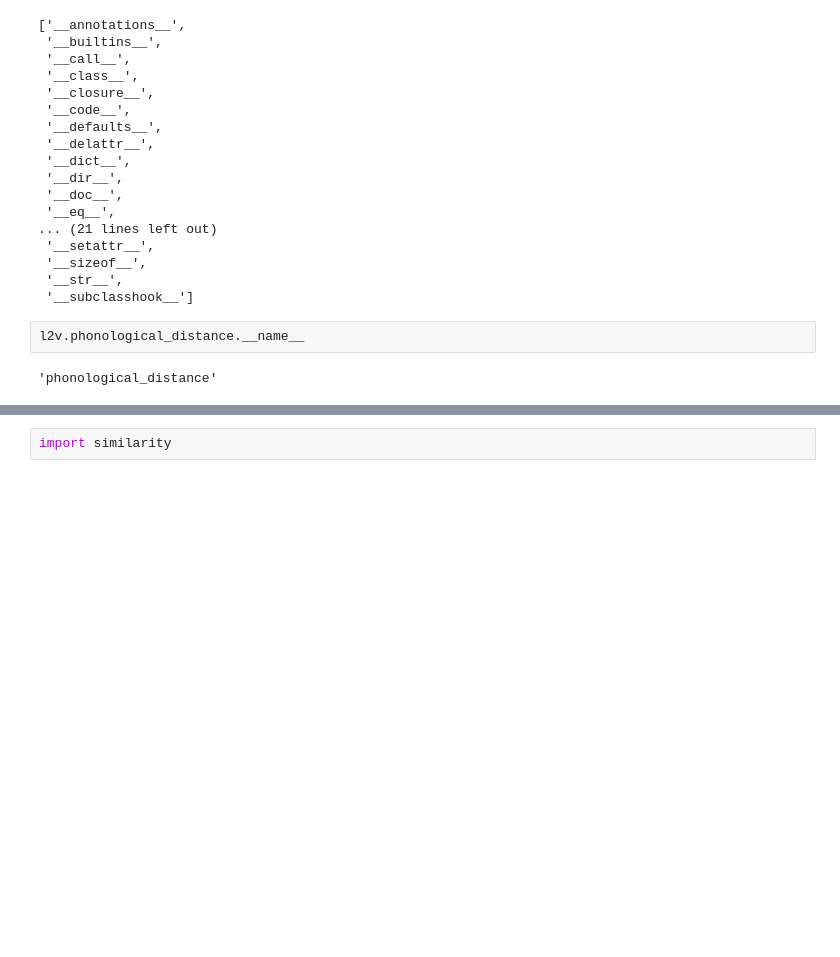
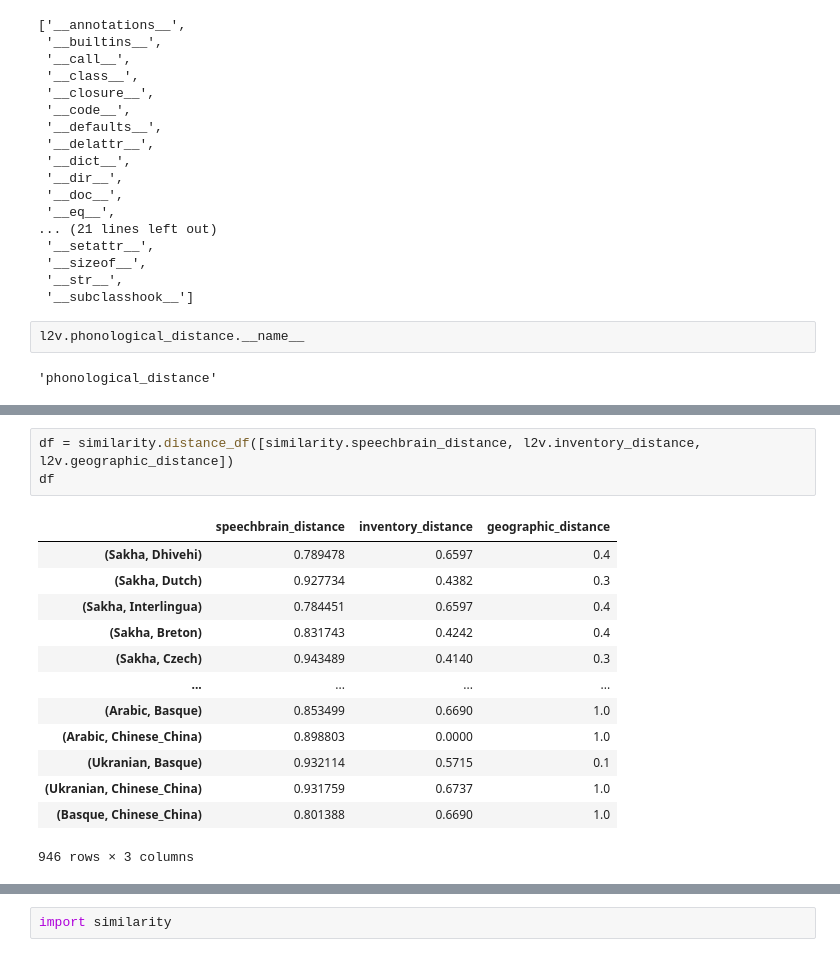
Before and after one commit to oadams/lang_dist_analysis, a Jupyter notebook: analysis.ipynb, the cells around one changed output, grey strips where cells are left out. Drawn from its saved outputs; the diff is of its cells as text; blank space fills up the shorter version.

Commit message:
atds and speechbrain scatterplot.

```diff
--- a/analysis.ipynb
+++ b/analysis.ipynb
@@ -243,0 +251,17 @@ l2v.phonological_distance.__name__
+# %%
+df = similarity.distance_df([similarity.speechbrain_distance, l2v.inventory_distance, l2v.geographic_distance])
+df
+# %% [output]
+|  | speechbrain_distance | inventory_distance | geographic_distance |
+| (Sakha, Dhivehi) | 0.789478 | 0.6597 | 0.4 |
+| (Sakha, Dutch) | 0.927734 | 0.4382 | 0.3 |
+| (Sakha, Interlingua) | 0.784451 | 0.6597 | 0.4 |
+| (Sakha, Breton) | 0.831743 | 0.4242 | 0.4 |
+| (Sakha, Czech) | 0.943489 | 0.4140 | 0.3 |
+| ... | ... | ... | ... |
+| (Arabic, Basque) | 0.853499 | 0.6690 | 1.0 |
+| (Arabic, Chinese_China) | 0.898803 | 0.0000 | 1.0 |
+| (Ukranian, Basque) | 0.932114 | 0.5715 | 0.1 |
+| (Ukranian, Chinese_China) | 0.931759 | 0.6737 | 1.0 |
+| (Basque, Chinese_China) | 0.801388 | 0.6690 | 1.0 |
+946 rows × 3 columns
```
Also changed, not shown: parts of 11 cells of this notebook, 1 other file.
